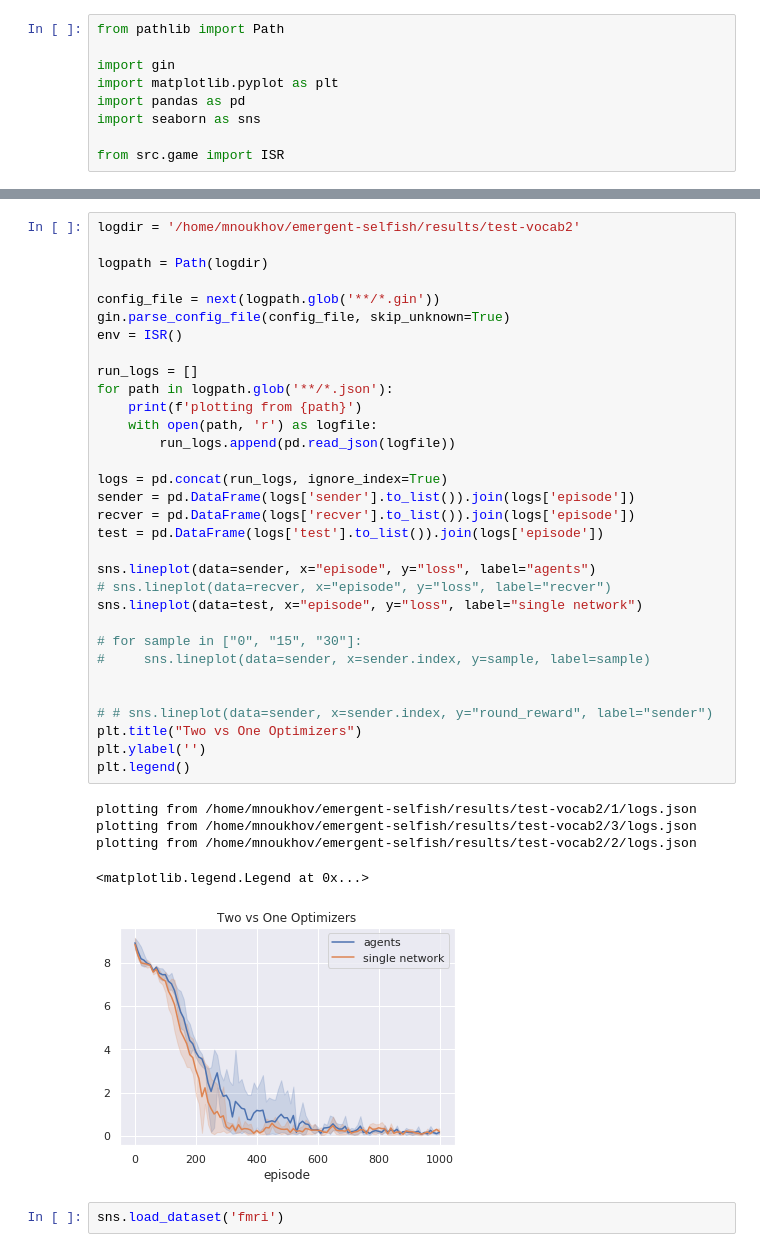
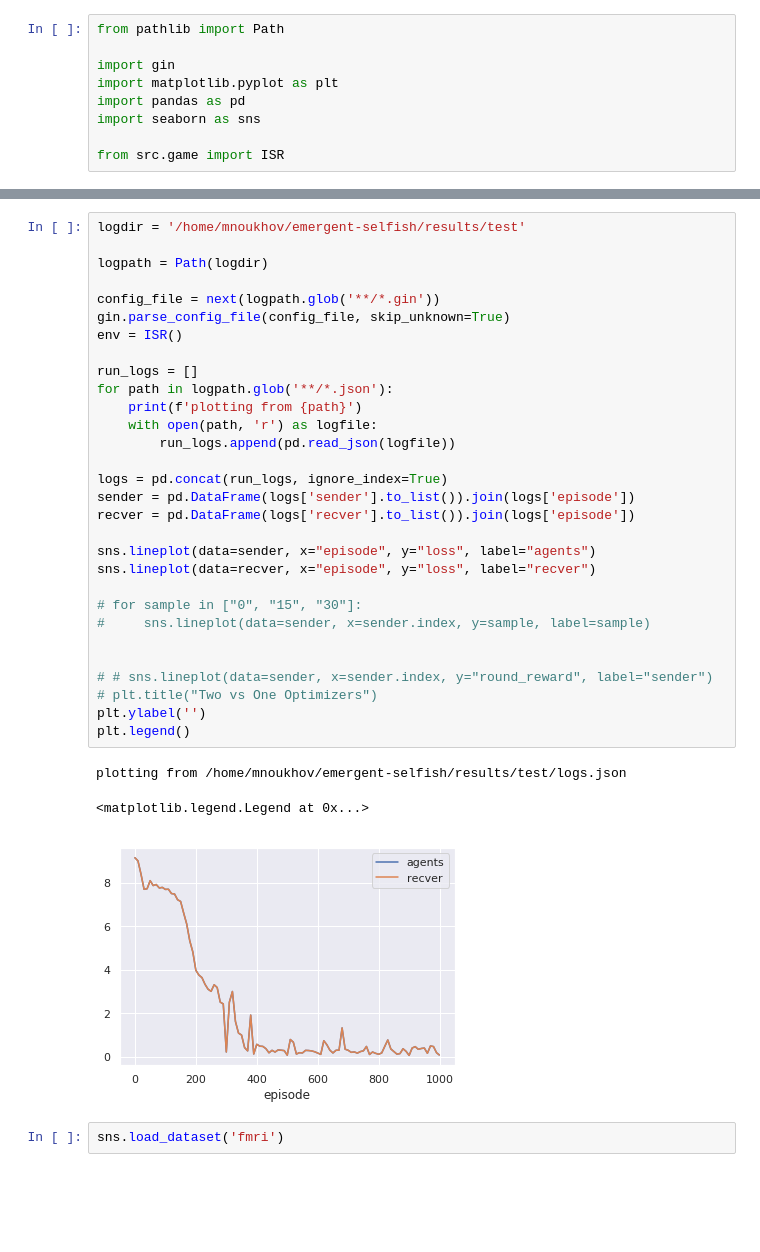
Before and after one commit to mnoukhov/emergent-compete, a Jupyter notebook: scripts/Plotting.ipynb, the cells around one changed output, grey strips where cells are left out. Saved outputs shown, nothing was run; the diff lists cells and outputs as text; blank space fills up the shorter version.

```diff
--- a/scripts/Plotting.ipynb
+++ b/scripts/Plotting.ipynb
@@ -140,41 +134,37 @@ plotting from ../results/deter-deter-bias9-vocab2/2/logs.json
 # %%
-logdir = '/home/mnoukhov/emergent-selfish/results/test-vocab2'
+logdir = '/home/mnoukhov/emergent-selfish/results/test'
 
 logpath = Path(logdir)
 
 config_file = next(logpath.glob('**/*.gin'))
 gin.parse_config_file(config_file, skip_unknown=True)
 env = ISR()
 
 run_logs = []
 for path in logpath.glob('**/*.json'):
     print(f'plotting from {path}')
     with open(path, 'r') as logfile:
         run_logs.append(pd.read_json(logfile))
 
 logs = pd.concat(run_logs, ignore_index=True)
 sender = pd.DataFrame(logs['sender'].to_list()).join(logs['episode'])
 recver = pd.DataFrame(logs['recver'].to_list()).join(logs['episode'])
-test = pd.DataFrame(logs['test'].to_list()).join(logs['episode'])
 
 sns.lineplot(data=sender, x="episode", y="loss", label="agents")
-# sns.lineplot(data=recver, x="episode", y="loss", label="recver")
-sns.lineplot(data=test, x="episode", y="loss", label="single network")
+sns.lineplot(data=recver, x="episode", y="loss", label="recver")
 
 # for sample in ["0", "15", "30"]:
 #     sns.lineplot(data=sender, x=sender.index, y=sample, label=sample)
 
 
 # # sns.lineplot(data=sender, x=sender.index, y="round_reward", label="sender")
-plt.title("Two vs One Optimizers")
+# plt.title("Two vs One Optimizers")
 plt.ylabel('')
 plt.legend()
 # %% [output]
-plotting from /home/mnoukhov/emergent-selfish/results/test-vocab2/1/logs.json
-plotting from /home/mnoukhov/emergent-selfish/results/test-vocab2/3/logs.json
-plotting from /home/mnoukhov/emergent-selfish/results/test-vocab2/2/logs.json
+plotting from /home/mnoukhov/emergent-selfish/results/test/logs.json
 <matplotlib.legend.Legend at 0x...>
-[figure, old version]
+[figure, new version]
 # %%
 sns.load_dataset('fmri')
 # %% [output]
```
Also changed, not shown: parts of 3 cells of this notebook, 8 other files.
